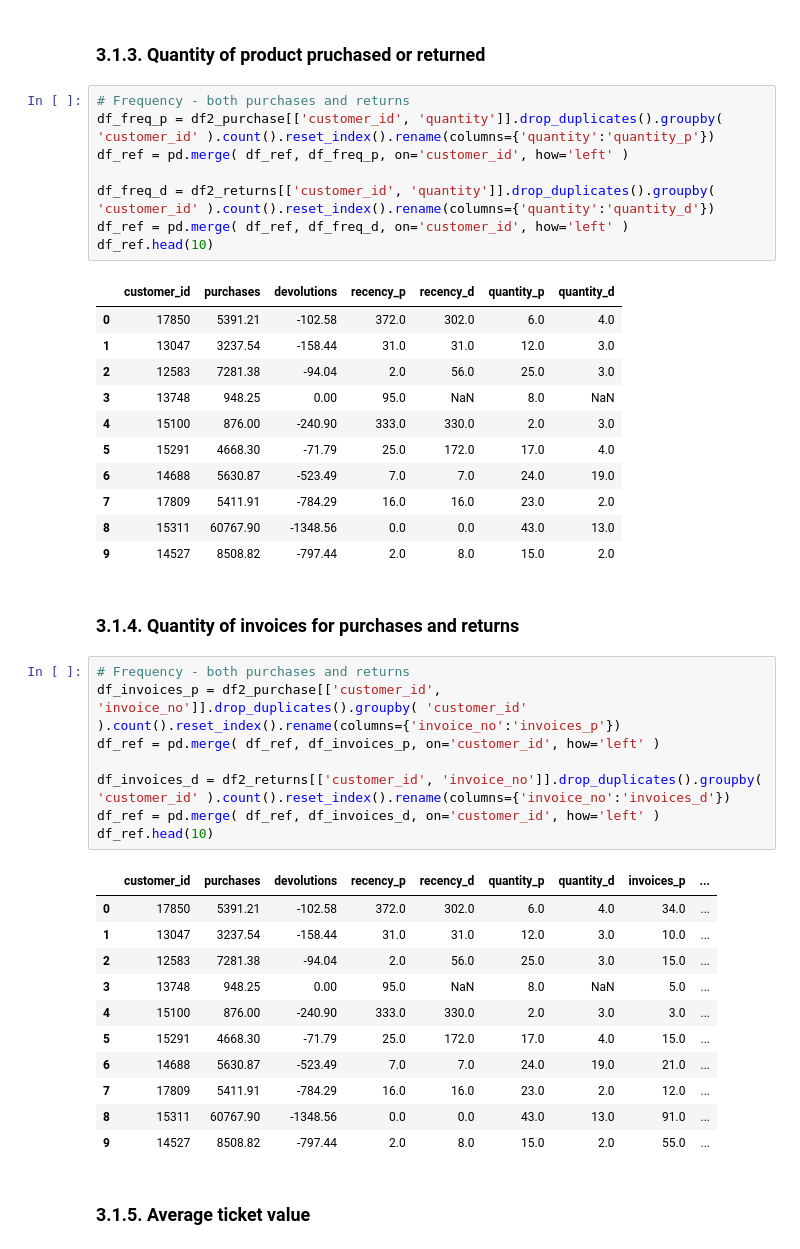
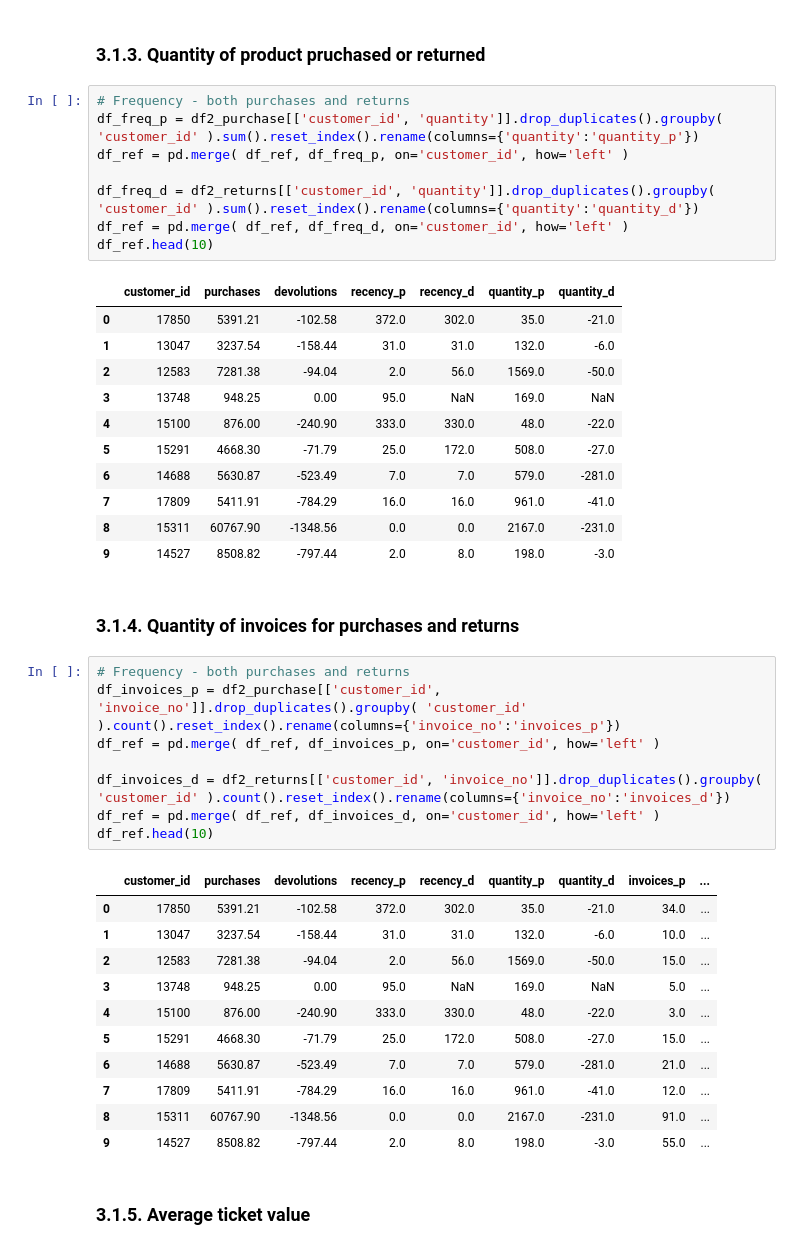
Before and after one commit to pedropscf/3-insiders-clustering, a Jupyter notebook: notebooks/m05-insiders-clustering.ipynb, the cells around one changed output. Drawn from its saved outputs; the diff is of its cells as text.

```diff
--- a/notebooks/m05-insiders-clustering.ipynb
+++ b/notebooks/m05-insiders-clustering.ipynb
@@ -410,24 +410,24 @@ df_ref.head(10)
 ### 3.1.3. Quantity of product pruchased or returned
 # %%
 # Frequency - both purchases and returns
-df_freq_p = df2_purchase[['customer_id', 'quantity']].drop_duplicates().groupby( 'customer_id' ).count().reset_index().rename(columns={'quantity':'quantity_p'})
+df_freq_p = df2_purchase[['customer_id', 'quantity']].drop_duplicates().groupby( 'customer_id' ).sum().reset_index().rename(columns={'quantity':'quantity_p'})
 df_ref = pd.merge( df_ref, df_freq_p, on='customer_id', how='left' )
 
-df_freq_d = df2_returns[['customer_id', 'quantity']].drop_duplicates().groupby( 'customer_id' ).count().reset_index().rename(columns={'quantity':'quantity_d'})
+df_freq_d = df2_returns[['customer_id', 'quantity']].drop_duplicates().groupby( 'customer_id' ).sum().reset_index().rename(columns={'quantity':'quantity_d'})
 df_ref = pd.merge( df_ref, df_freq_d, on='customer_id', how='left' )
 df_ref.head(10)
 # %% [output]
 |  | customer_id | purchases | devolutions | recency_p | recency_d | quantity_p | quantity_d |
-| 0 | 17850 | 5391.21 | -102.58 | 372.0 | 302.0 | 6.0 | 4.0 |
-| 1 | 13047 | 3237.54 | -158.44 | 31.0 | 31.0 | 12.0 | 3.0 |
-| 2 | 12583 | 7281.38 | -94.04 | 2.0 | 56.0 | 25.0 | 3.0 |
-| 3 | 13748 | 948.25 | 0.00 | 95.0 | NaN | 8.0 | NaN |
-| 4 | 15100 | 876.00 | -240.90 | 333.0 | 330.0 | 2.0 | 3.0 |
-| 5 | 15291 | 4668.30 | -71.79 | 25.0 | 172.0 | 17.0 | 4.0 |
-| 6 | 14688 | 5630.87 | -523.49 | 7.0 | 7.0 | 24.0 | 19.0 |
-| 7 | 17809 | 5411.91 | -784.29 | 16.0 | 16.0 | 23.0 | 2.0 |
-| 8 | 15311 | 60767.90 | -1348.56 | 0.0 | 0.0 | 43.0 | 13.0 |
-| 9 | 14527 | 8508.82 | -797.44 | 2.0 | 8.0 | 15.0 | 2.0 |
+| 0 | 17850 | 5391.21 | -102.58 | 372.0 | 302.0 | 35.0 | -21.0 |
+| 1 | 13047 | 3237.54 | -158.44 | 31.0 | 31.0 | 132.0 | -6.0 |
+| 2 | 12583 | 7281.38 | -94.04 | 2.0 | 56.0 | 1569.0 | -50.0 |
+| 3 | 13748 | 948.25 | 0.00 | 95.0 | NaN | 169.0 | NaN |
+| 4 | 15100 | 876.00 | -240.90 | 333.0 | 330.0 | 48.0 | -22.0 |
+| 5 | 15291 | 4668.30 | -71.79 | 25.0 | 172.0 | 508.0 | -27.0 |
+| 6 | 14688 | 5630.87 | -523.49 | 7.0 | 7.0 | 579.0 | -281.0 |
+| 7 | 17809 | 5411.91 | -784.29 | 16.0 | 16.0 | 961.0 | -41.0 |
+| 8 | 15311 | 60767.90 | -1348.56 | 0.0 | 0.0 | 2167.0 | -231.0 |
+| 9 | 14527 | 8508.82 | -797.44 | 2.0 | 8.0 | 198.0 | -3.0 |
 # %% [markdown]
 ### 3.1.4. Quantity of invoices for purchases and returns
 # %%
@@ -440,16 +440,16 @@ df_ref = pd.merge( df_ref, df_invoices_d, on='customer_id', how='left' )
 df_ref.head(10)
 # %% [output]
 |  | customer_id | purchases | devolutions | recency_p | recency_d | quantity_p | quantity_d | invoices_p | ... |
-| 0 | 17850 | 5391.21 | -102.58 | 372.0 | 302.0 | 6.0 | 4.0 | 34.0 | ... |
-| 1 | 13047 | 3237.54 | -158.44 | 31.0 | 31.0 | 12.0 | 3.0 | 10.0 | ... |
-| 2 | 12583 | 7281.38 | -94.04 | 2.0 | 56.0 | 25.0 | 3.0 | 15.0 | ... |
-| 3 | 13748 | 948.25 | 0.00 | 95.0 | NaN | 8.0 | NaN | 5.0 | ... |
-| 4 | 15100 | 876.00 | -240.90 | 333.0 | 330.0 | 2.0 | 3.0 | 3.0 | ... |
-| 5 | 15291 | 4668.30 | -71.79 | 25.0 | 172.0 | 17.0 | 4.0 | 15.0 | ... |
-| 6 | 14688 | 5630.87 | -523.49 | 7.0 | 7.0 | 24.0 | 19.0 | 21.0 | ... |
-| 7 | 17809 | 5411.91 | -784.29 | 16.0 | 16.0 | 23.0 | 2.0 | 12.0 | ... |
-| 8 | 15311 | 60767.90 | -1348.56 | 0.0 | 0.0 | 43.0 | 13.0 | 91.0 | ... |
-| 9 | 14527 | 8508.82 | -797.44 | 2.0 | 8.0 | 15.0 | 2.0 | 55.0 | ... |
+| 0 | 17850 | 5391.21 | -102.58 | 372.0 | 302.0 | 35.0 | -21.0 | 34.0 | ... |
+| 1 | 13047 | 3237.54 | -158.44 | 31.0 | 31.0 | 132.0 | -6.0 | 10.0 | ... |
+| 2 | 12583 | 7281.38 | -94.04 | 2.0 | 56.0 | 1569.0 | -50.0 | 15.0 | ... |
+| 3 | 13748 | 948.25 | 0.00 | 95.0 | NaN | 169.0 | NaN | 5.0 | ... |
+| 4 | 15100 | 876.00 | -240.90 | 333.0 | 330.0 | 48.0 | -22.0 | 3.0 | ... |
+| 5 | 15291 | 4668.30 | -71.79 | 25.0 | 172.0 | 508.0 | -27.0 | 15.0 | ... |
+| 6 | 14688 | 5630.87 | -523.49 | 7.0 | 7.0 | 579.0 | -281.0 | 21.0 | ... |
+| 7 | 17809 | 5411.91 | -784.29 | 16.0 | 16.0 | 961.0 | -41.0 | 12.0 | ... |
+| 8 | 15311 | 60767.90 | -1348.56 | 0.0 | 0.0 | 2167.0 | -231.0 | 91.0 | ... |
+| 9 | 14527 | 8508.82 | -797.44 | 2.0 | 8.0 | 198.0 | -3.0 | 55.0 | ... |
 # %% [markdown]
 ### 3.1.5. Average ticket value
 # %%
```
Also changed, not shown: parts of 12 cells of this notebook, 1 other file.
